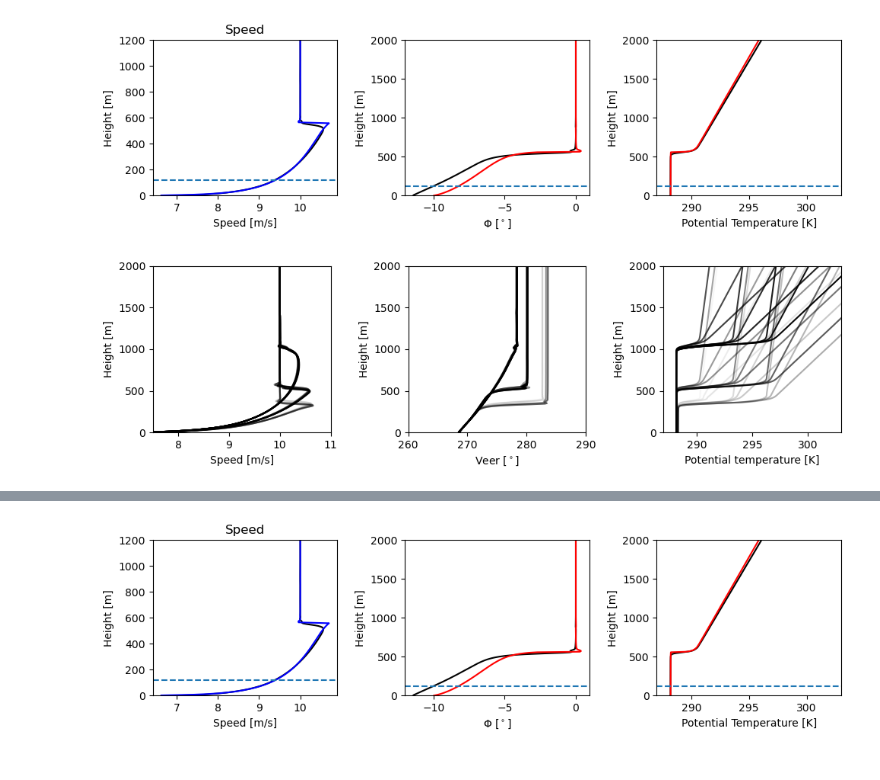
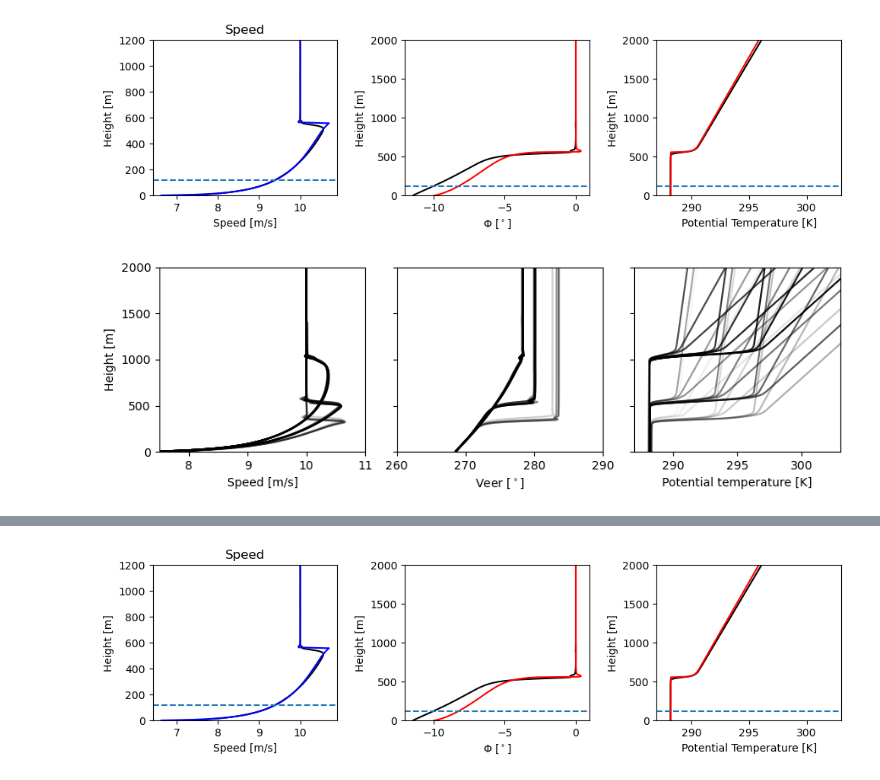
Before and after one commit to bjarketol/WIFA, a Jupyter notebook: vnv/uq_validation/validation_predictions/physical_parameters_analysis.ipynb, the cells around one changed output, grey strips where cells are left out. Saved outputs shown, nothing was run; the diff lists cells and outputs as text; code cells hidden in the pictures.

Commit message:
improve figure LES data in notebook physical parameters

```diff
--- a/vnv/uq_validation/validation_predictions/physical_parameters_analysis.ipynb
+++ b/vnv/uq_validation/validation_predictions/physical_parameters_analysis.ipynb
@@ -239,41 +239,44 @@ plt.show()
 [figure]
 # %%
 # Plotting the results
-plt.figure(figsize=(10, 3))
+fig = plt.figure(figsize=(9, 3))
+
 plt.subplot(1, 3, 1)
 for j in range(27):
     plt.plot(LES_speed[j,:], LES_z, color="k", alpha=(j+1)/28)
 plt.xlabel('Speed [m/s]')
 plt.ylabel('Height [m]')
 plt.tight_layout()
 #plt.axhline(119, linestyle="--")
 plt.ylim(0.,2000)
 plt.xlim(7.5,11)
 #
 plt.subplot(1, 3, 2)
 for j in range(27):
     plt.plot(LES_dir[j,:], LES_z, color="k", alpha=(j+1)/28)
 plt.xlabel('Veer [$^\circ$]')
-plt.ylabel('Height [m]')
 #plt.axhline(119, linestyle="--")
 plt.tight_layout()
 plt.ylim(0.,2000)
 plt.xlim(260,290)
 
 plt.subplot(1, 3, 3)
 for j in range(27):
     plt.plot(LES_pot_temp[j,:], LES_z, color="k", alpha=(j+1)/28)
 plt.xlabel('Potential temperature [K]')
-plt.ylabel('Height [m]')
 
 plt.tight_layout()
 plt.ylim(0.,2000)
 plt.xlim(287,303)
 
+axes = fig.axes
+axes[1].set_yticklabels([''])
+axes[2].set_yticklabels([''])
+plt.tight_layout()
 plt.savefig("validation_data.pdf", dpi=300, bbox_inches='tight')
 plt.show()
 # %% [output]
-[figure, old version]
+[figure, new version]
 # %%
 plt.figure(figsize=(10, 3))
 plt.subplot(1, 2, 1)
```
Also changed, not shown: parts of 1 cell of this notebook, 1 other file.
